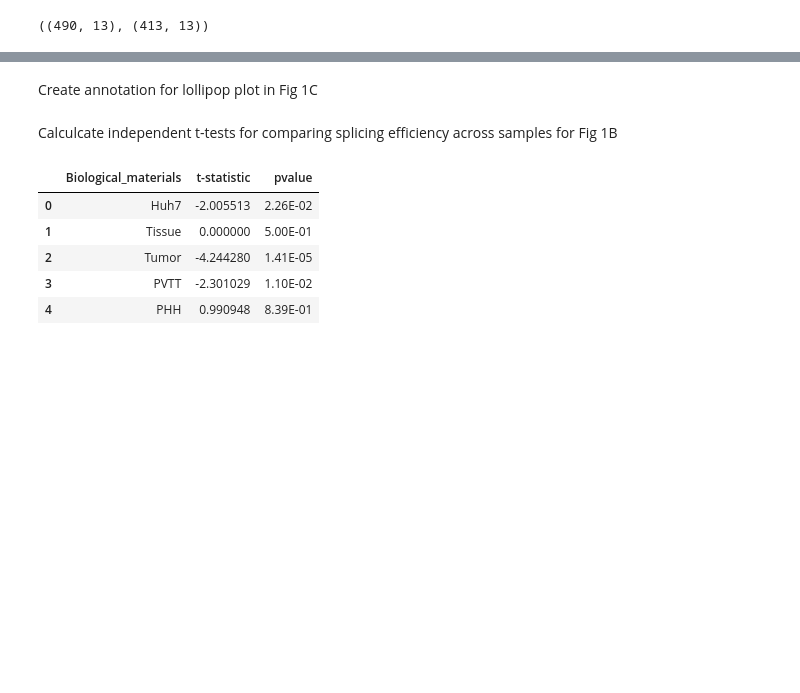
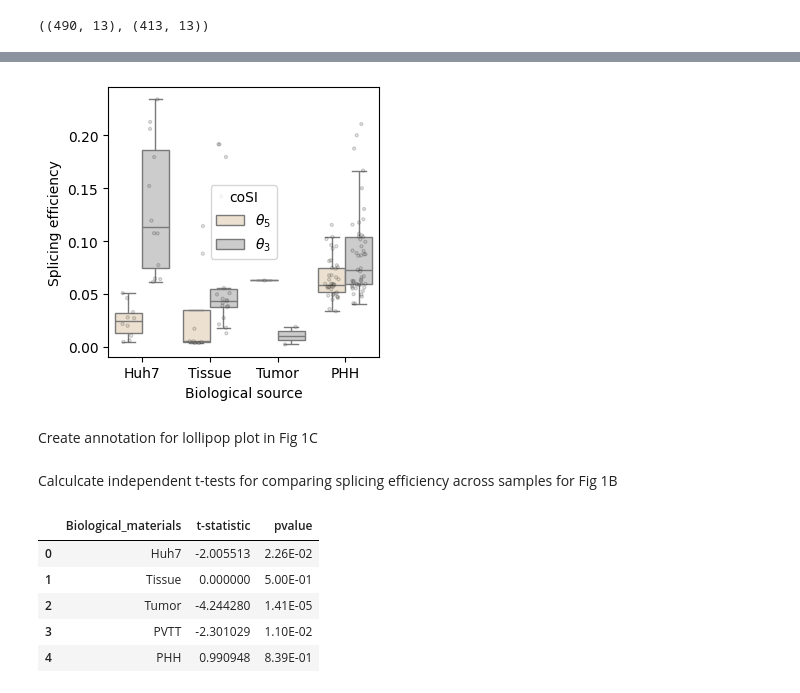
Before and after one commit to lcscs12345/HBV_splicing_paper_2025, a Jupyter notebook: jupyter_notebooks/01-splicing_efficiency.ipynb, the cells around one changed output, grey strips where cells are left out. Drawn from its saved outputs; the diff is of its cells as text; code cells hidden in the pictures; blank space fills up the shorter version.

```diff
--- a/jupyter_notebooks/01-splicing_efficiency.ipynb
+++ b/jupyter_notebooks/01-splicing_efficiency.ipynb
@@ -292,3 +340,15 @@ cosi_long[cosi_long["Transcript ID"].str.contains("pSP")].shape, cosi_long[cosi_
+# %%
+plt.figure(figsize=(3.5,3.5))
+
+g = sns.boxplot(data=cosi_long[cosi_long["Transcript ID"] == "SP6"], x="Biological_materials", y="Splicing efficiency", hue="coSI",
+                showfliers=False, palette=['#f1e2cc', '#cccccc'])
+g = sns.stripplot(data=cosi_long[cosi_long["Transcript ID"] == "SP6"], x="Biological_materials", y="Splicing efficiency", hue="coSI",
+                  edgecolor='black', s=2, linewidth=1, alpha=0.2, jitter=0.2, dodge=True, legend=False, palette=['#f1e2cc', '#cccccc'])
+plt.xlabel("Biological source")
+
+plt.savefig("../results/figures/figs1/sp6-sm.pdf", bbox_inches='tight')
+# %% [output]
+[figure, added]
 # %% [markdown]
 Create annotation for lollipop plot in Fig 1C
 # %%
```
Also changed, not shown: parts of 9 cells of this notebook, 3 other files.
